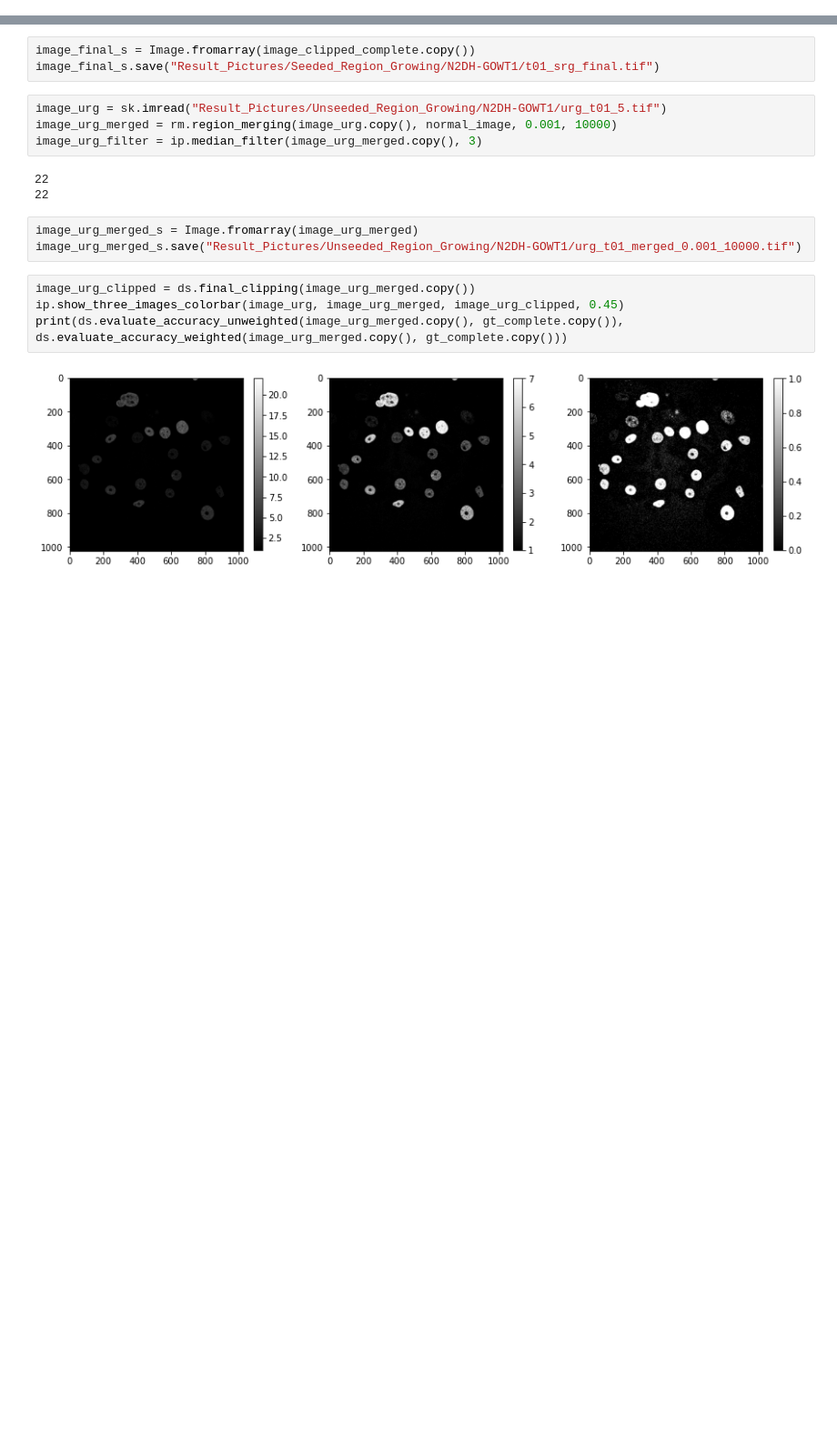
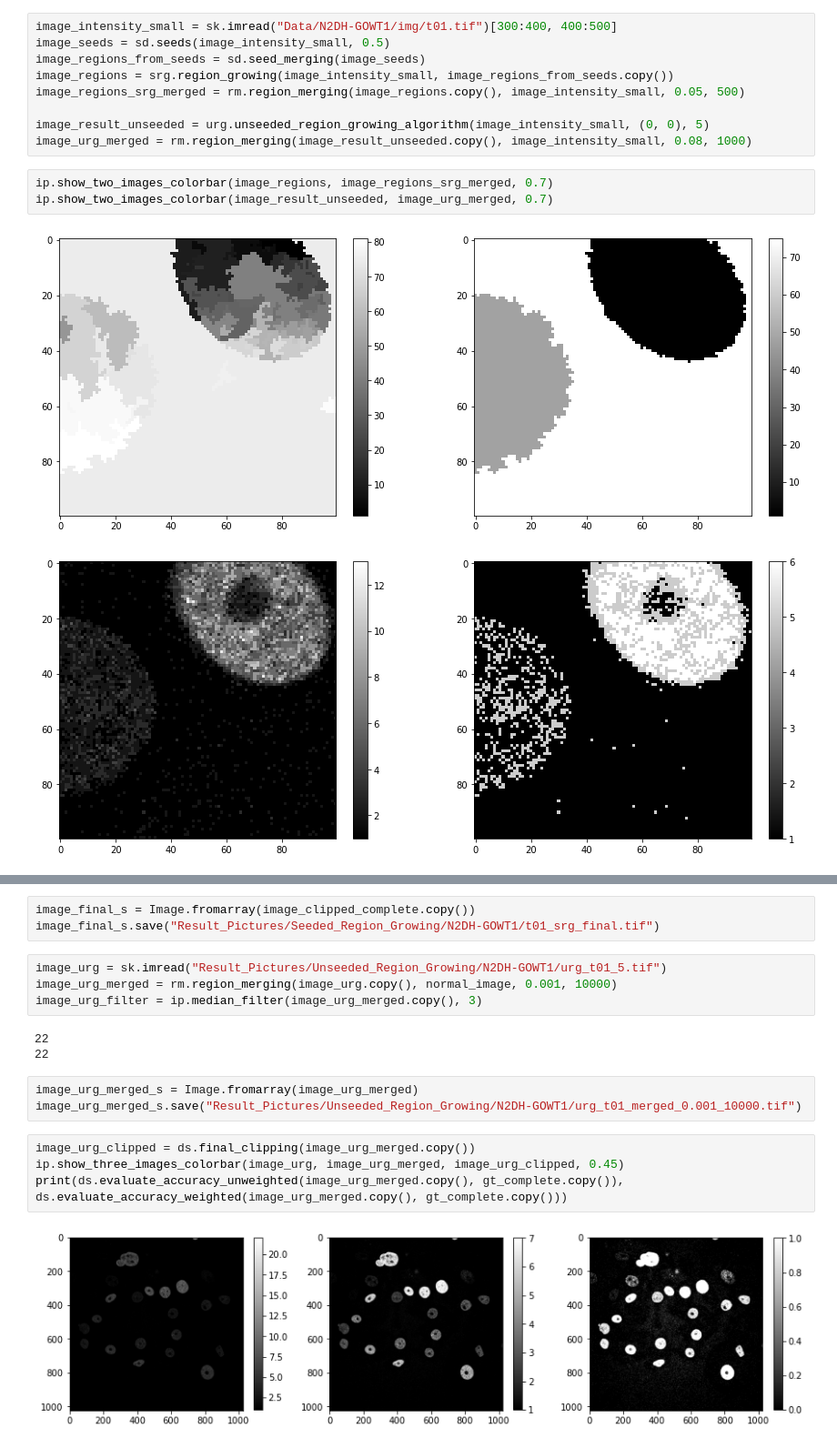
Before and after one commit to datascience-mobi/2021-topic-04-team-04, a Jupyter notebook: Marie.ipynb, the cells around one changed output, grey strips where cells are left out. Shown at 91% size. Drawn from its saved outputs; the diff is of its cells as text; blank space fills up the shorter version.

Commit message:
images power point

```diff
--- a/Marie.ipynb
+++ b/Marie.ipynb
@@ -17,6 +18,21 @@ Using matplotlib backend: TkAgg
 Populating the interactive namespace from numpy and matplotlib
 The autoreload extension is already loaded. To reload it, use:
   %reload_ext autoreload
+# %%
+image_intensity_small = sk.imread("Data/N2DH-GOWT1/img/t01.tif")[300:400, 400:500]
+image_seeds = sd.seeds(image_intensity_small, 0.5)
+image_regions_from_seeds = sd.seed_merging(image_seeds)
+image_regions = srg.region_growing(image_intensity_small, image_regions_from_seeds.copy())
+image_regions_srg_merged = rm.region_merging(image_regions.copy(), image_intensity_small, 0.05, 500)
+
+image_result_unseeded = urg.unseeded_region_growing_algorithm(image_intensity_small, (0, 0), 5)
+image_urg_merged = rm.region_merging(image_result_unseeded.copy(), image_intensity_small, 0.08, 1000)
+# %%
+ip.show_two_images_colorbar(image_regions, image_regions_srg_merged, 0.7)
+ip.show_two_images_colorbar(image_result_unseeded, image_urg_merged, 0.7)
+# %% [output]
+[figure, added]
+[figure, added]
 # %%
 image_to_clip = sk.imread("Result_Pictures/Seeded_Region_Growing/N2DH-GOWT1/t01_srg_merged_0.05_400.tif")
 gt_complete = sk.imread("Data/N2DH-GOWT1/gt/man_seg01.tif")
```
Also changed, not shown: parts of 2 cells of this notebook.
